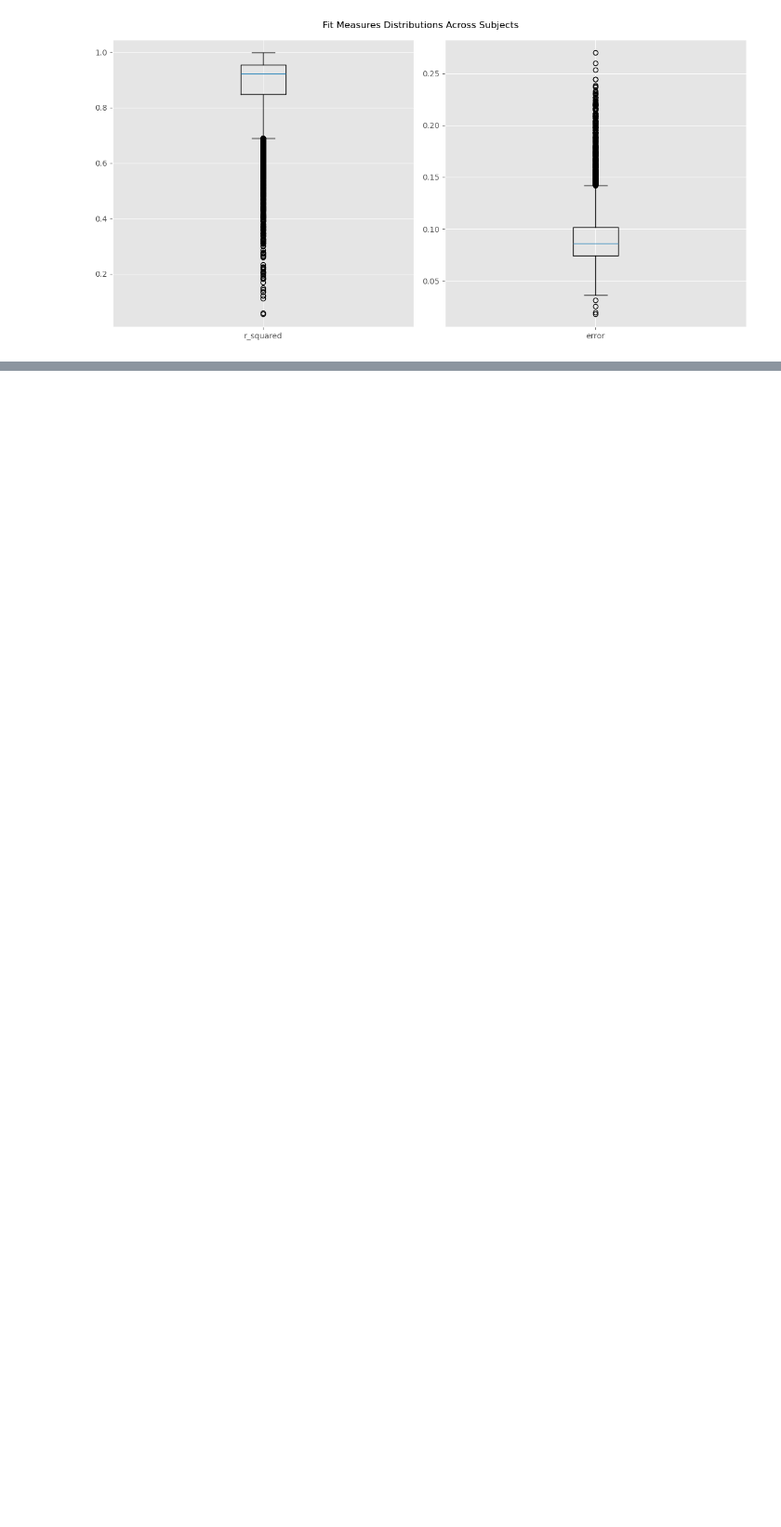
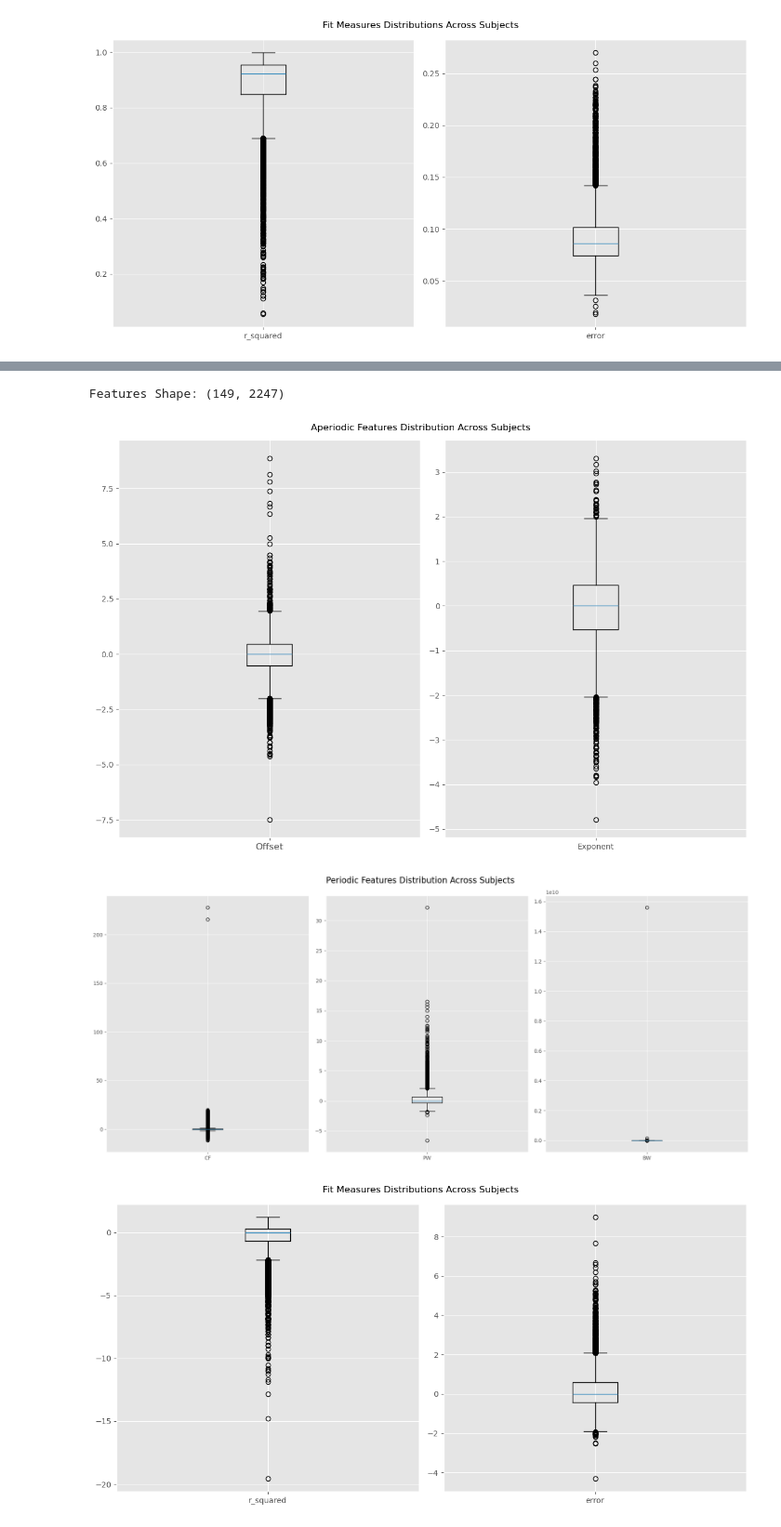
Before and after one commit to StuartG24/EEG_ML_Pipeline, a Jupyter notebook: Notebooks/2_Feature Selection Pipeline_v1.ipynb, the cells around one changed output, grey strips where cells are left out. Shown at 93% size. Cells and saved outputs as stored; diff of their text form; code cells hidden in the pictures; blank space fills up the shorter version.

Commit message:
Preprocessing pipeline

```diff
--- a/Notebooks/2_Feature Selection Pipeline_v1.ipynb
+++ b/Notebooks/2_Feature Selection Pipeline_v1.ipynb
@@ -389,22 +390,0 @@ sklearn.set_config(display='diagram')
-# %%
-
-# Drop - subject_id
-
-# Identify different types of features
-features_drop =['subject_id', 'pd']
-# Drop - subject-id
-# Subject - Numeric: Age
-# Subject - Cat: PD, gender
-
-# Create transformations for each feature type
-drop_features = ColumnTransformer(
-    transformers=[('column_dropper', 'drop', features_drop)],
-    remainder='passthrough'
-    )
-
-# Establish a pipeline
-data_prep_pipeline = Pipeline([
-    ('features_dropping', drop_features)
-    ])
-
-data_prep_pipeline.fit(features_superset_df)
@@ -418,0 +445,4 @@ test_data = data_prep_pipeline.transform(features_superset_df)
+# %%
+test_data = data_preprocessing.transform(features_superset_df)
+test_data_df = pd.DataFrame(test_data, columns=data_preprocessing.get_feature_names_out())
+test_data_df.reset_index(drop=True, inplace=True)
@@ -418,0 +473,13 @@ test_data = data_prep_pipeline.transform(features_superset_df)
+# %%
+# After Cleaning
+print(f'Features Shape: {test_data_df.shape}')
+
+# Aperiodic and periodic components distributions
+aperiodic_components_plot(test_data_df)
+periodic_components_plot(test_data_df)
+fit_error_plot(test_data_df)
+# %% [output]
+Features Shape: (149, 2247)
+[figure, added]
+[figure, added]
+[figure, added]
```
Also changed, not shown: parts of 7 cells of this notebook, 1 other file.
